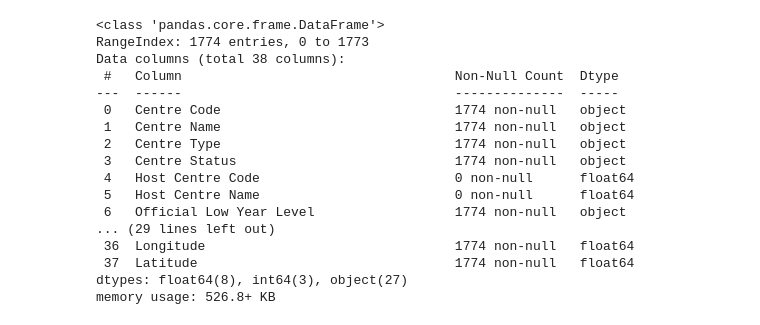
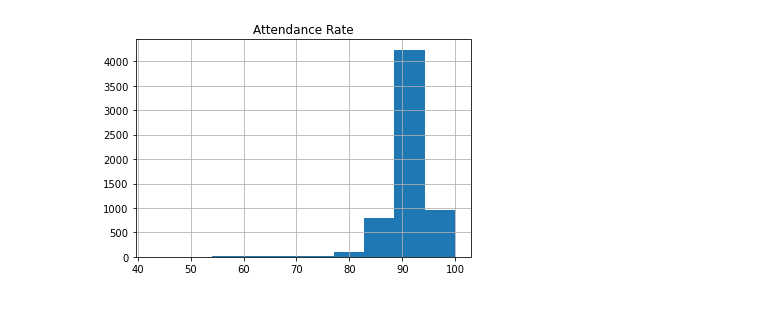
Before and after one commit to Thgiliwt/Project-1, a Jupyter notebook: notebooks/PyStudent.ipynb, the cells around one changed output. Saved outputs shown, nothing was run; the diff lists cells and outputs as text; code cells hidden in the pictures.

Commit message:
read in attendance and make histogram

```diff
--- a/notebooks/PyStudent.ipynb
+++ b/notebooks/PyStudent.ipynb
@@ -8,9 +8,21 @@ import time
 from scipy.stats import linregress
 import math
 from datetime import datetime
+# %%
+# a function to read in the data and clean up the attendance rate column
+def read_attendance_data(attendance_file_name):
+    attendance_df = pd.read_csv(attendance_file_name)
+    attendance_df['Attendance Rate'].convert_dtypes(convert_string=True)
+    rate = []
+    for ia in range(len(attendance_df)):
+        result = attendance_df['Attendance Rate'][ia]
+        newresult = float(result.replace('%',''))
+        rate.append(newresult)
+    attendance_df['Attendance Rate'] = rate
+    return attendance_df
 # %%
 # open the attendance rate data and write it into a DataFrame
 attendance_file_name = "..\data\QLD-2015-19-student-attendance-rate-by-school.csv"
-attendance_df = pd.read_csv(attendance_file_name)
-attendance_df.info()
+attendance_df = read_attendance_data(attendance_file_name)
+attendance_df.head(10)
 # %% [output]
@@ -36,22 +40,5 @@ memory usage: 575.0+ KB
-# %%
-school_directory_file_name = '..\data\QLD-School-Directory.csv'
-raw_school_df = pd.read_csv(school_directory_file_name)
-raw_school_df.info()
-# %% [output]
-<class 'pandas.core.frame.DataFrame'>
-RangeIndex: 1774 entries, 0 to 1773
-Data columns (total 38 columns):
- #   Column                                   Non-Null Count  Dtype
----  ------                                   --------------  -----
- 0   Centre Code                              1774 non-null   object
- 1   Centre Name                              1774 non-null   object
- 2   Centre Type                              1774 non-null   object
- 3   Centre Status                            1774 non-null   object
- 4   Host Centre Code                         0 non-null      float64
- 5   Host Centre Name                         0 non-null      float64
- 6   Official Low Year Level                  1774 non-null   object
-... (29 lines left out)
- 36  Longitude                                1774 non-null   float64
- 37  Latitude                                 1774 non-null   float64
-dtypes: float64(8), int64(3), object(27)
-memory usage: 526.8+ KB
+# %%
+
+attendance_df.hist(column='Attendance Rate',bins=10);
+# %% [output]
+[figure, added]
```
Also changed, not shown: parts of 1 cell of this notebook.
